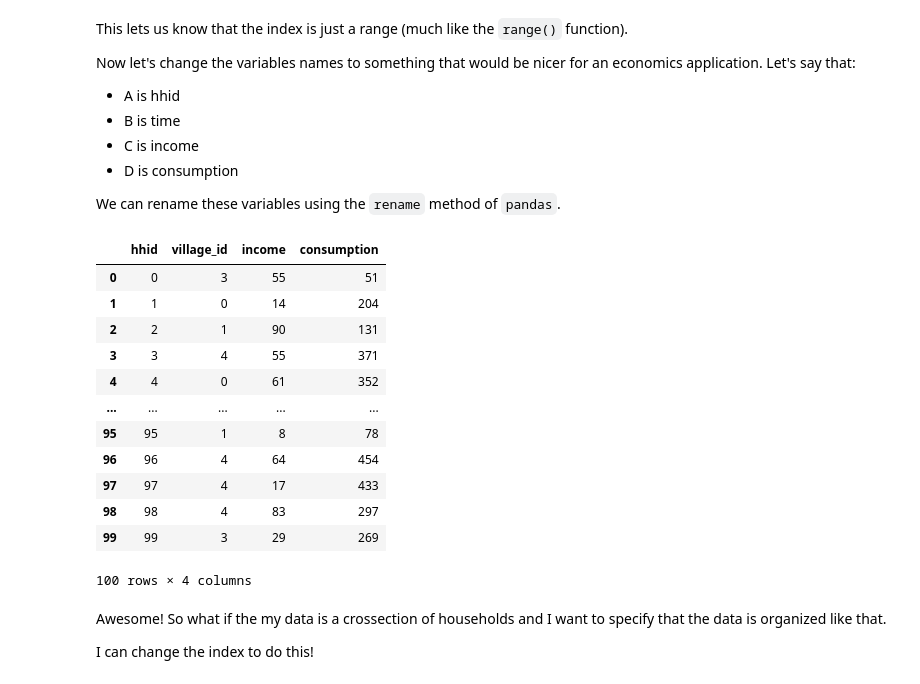
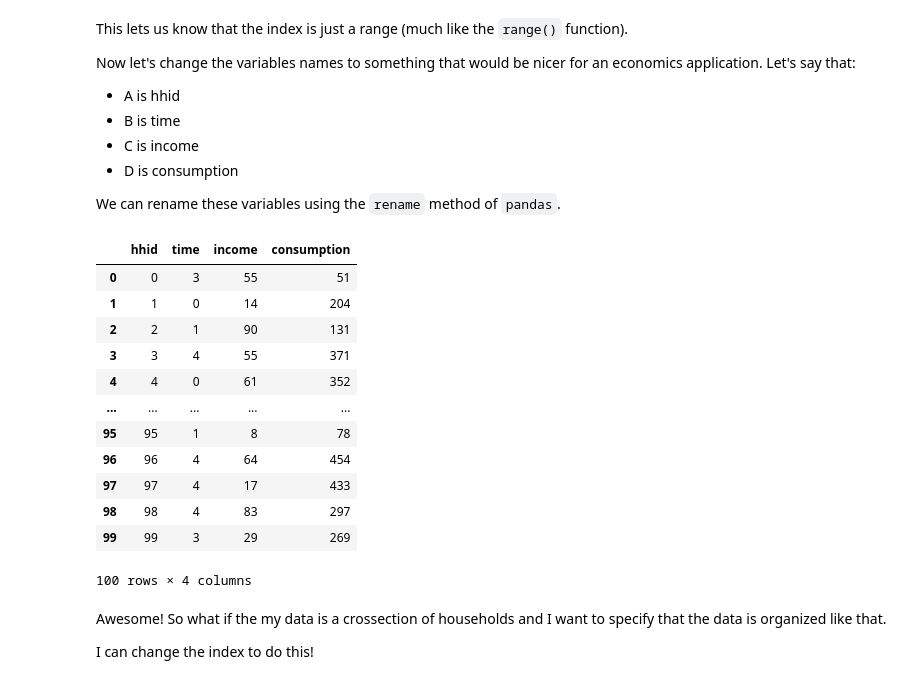
Before and after one commit to UC-Davis-ARE-Econ/Python_Boot_Camp, a Jupyter notebook: Notes/Week_5_Panel_Estimation_Aleks.ipynb, the cells around one changed output. Cells and saved outputs as stored; diff of their text form; code cells hidden in the pictures.

```diff
--- a/Notes/Week_5_Panel_Estimation_Aleks.ipynb
+++ b/Notes/Week_5_Panel_Estimation_Aleks.ipynb
@@ -65,26 +67,27 @@ We can rename these variables using the `rename` method of `pandas`.
 # %%
 """
 We rename our columns using the `rename` method of the dataframe.
 `rename` takes a dictionary that maps the column name to a new column name
 
 Note: does not do in-place. You must specify `inplace=True` to make an inplace operation.
 Pandas doesn't like overwriting data, so by default many methods don't actually change the underlying data.
 This helps, especially in jupyter, because you might be running a lot of code out order (rerunning cell [5]
 , to get data to run cell [20]) orders.
 Not doing inplace will make all the data "order-agnostic" so you don't have to look to make sure that the data
 wasn't changed somewhere
 """
 
-ndf = df.rename({
+ndf =df.rename({
     'A' : "hhid",
-    'B' : "village_id",
+    'B' : "time",
     'C' : "income",
     'D' : "consumption"
 }, axis = 'columns')
 
+
 ndf
 # %% [output]
-|  | hhid | village_id | income | consumption |
+|  | hhid | time | income | consumption |
 | 0 | 0 | 3 | 55 | 51 |
 | 1 | 1 | 0 | 14 | 204 |
 | 2 | 2 | 1 | 90 | 131 |
```
Also changed, not shown: parts of 9 cells of this notebook.
